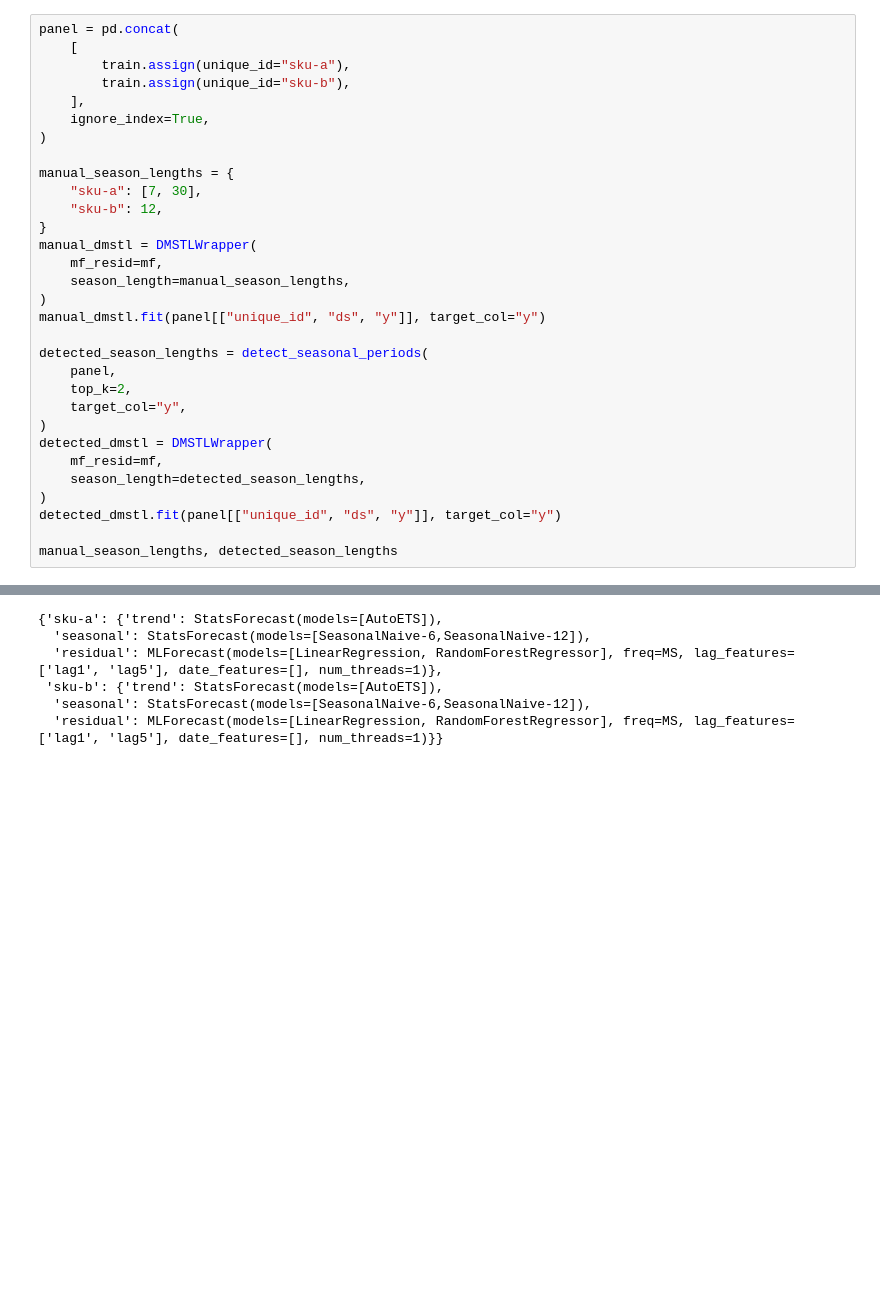
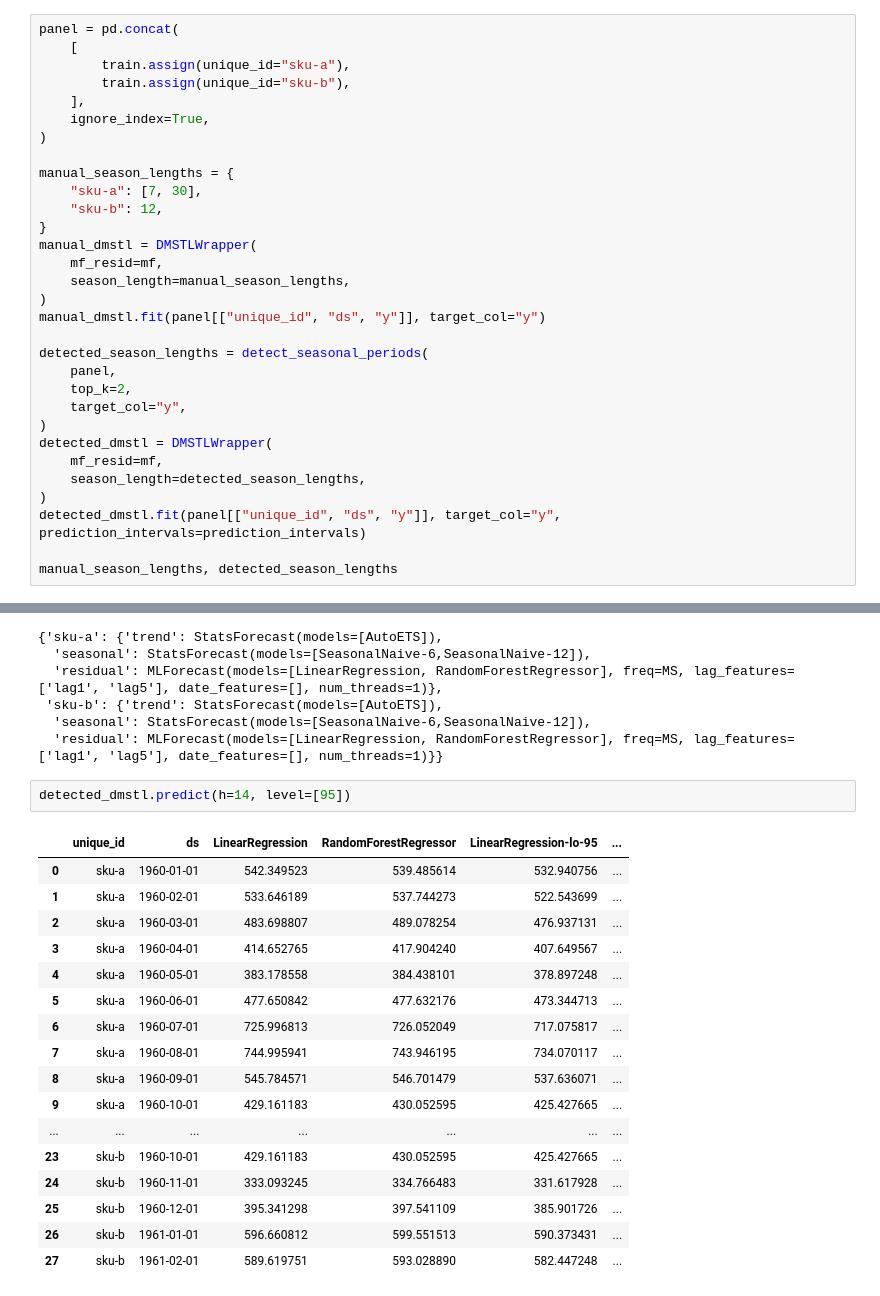
Before and after one commit to heylucasleao/tinyshift, a Jupyter notebook: tinyshift/examples/decomp_mstl_ml.ipynb, the cells around one changed output, grey strips where cells are left out. Cells and saved outputs as stored; diff of their text form; blank space fills up the shorter version.

```diff
--- a/tinyshift/examples/decomp_mstl_ml.ipynb
+++ b/tinyshift/examples/decomp_mstl_ml.ipynb
@@ -222,7 +222,7 @@ detected_dmstl = DMSTLWrapper(
     mf_resid=mf,
     season_length=detected_season_lengths,
 )
-detected_dmstl.fit(panel[["unique_id", "ds", "y"]], target_col="y")
+detected_dmstl.fit(panel[["unique_id", "ds", "y"]], target_col="y", prediction_intervals=prediction_intervals)
 
 manual_season_lengths, detected_season_lengths
 # %% [output]
@@ -245,3 +245,23 @@ detected_dmstl.fitted_models_
  'sku-b': {'trend': StatsForecast(models=[AutoETS]),
   'seasonal': StatsForecast(models=[SeasonalNaive-6,SeasonalNaive-12]),
   'residual': MLForecast(models=[LinearRegression, RandomForestRegressor], freq=MS, lag_features=['lag1', 'lag5'], date_features=[], num_threads=1)}}
+# %%
+detected_dmstl.predict(h=14, level=[95])
+# %% [output]
+|  | unique_id | ds | LinearRegression | RandomForestRegressor | LinearRegression-lo-95 | ... |
+| 0 | sku-a | 1960-01-01 | 542.349523 | 539.485614 | 532.940756 | ... |
+| 1 | sku-a | 1960-02-01 | 533.646189 | 537.744273 | 522.543699 | ... |
+| 2 | sku-a | 1960-03-01 | 483.698807 | 489.078254 | 476.937131 | ... |
+| 3 | sku-a | 1960-04-01 | 414.652765 | 417.904240 | 407.649567 | ... |
+| 4 | sku-a | 1960-05-01 | 383.178558 | 384.438101 | 378.897248 | ... |
+| 5 | sku-a | 1960-06-01 | 477.650842 | 477.632176 | 473.344713 | ... |
+| 6 | sku-a | 1960-07-01 | 725.996813 | 726.052049 | 717.075817 | ... |
+| 7 | sku-a | 1960-08-01 | 744.995941 | 743.946195 | 734.070117 | ... |
+| 8 | sku-a | 1960-09-01 | 545.784571 | 546.701479 | 537.636071 | ... |
+| 9 | sku-a | 1960-10-01 | 429.161183 | 430.052595 | 425.427665 | ... |
+| ... | ... | ... | ... | ... | ... | ... |
+| 23 | sku-b | 1960-10-01 | 429.161183 | 430.052595 | 425.427665 | ... |
+| 24 | sku-b | 1960-11-01 | 333.093245 | 334.766483 | 331.617928 | ... |
+| 25 | sku-b | 1960-12-01 | 395.341298 | 397.541109 | 385.901726 | ... |
+| 26 | sku-b | 1961-01-01 | 596.660812 | 599.551513 | 590.373431 | ... |
+| 27 | sku-b | 1961-02-01 | 589.619751 | 593.028890 | 582.447248 | ... |
```
Also changed, not shown: parts of 1 cell of this notebook.
